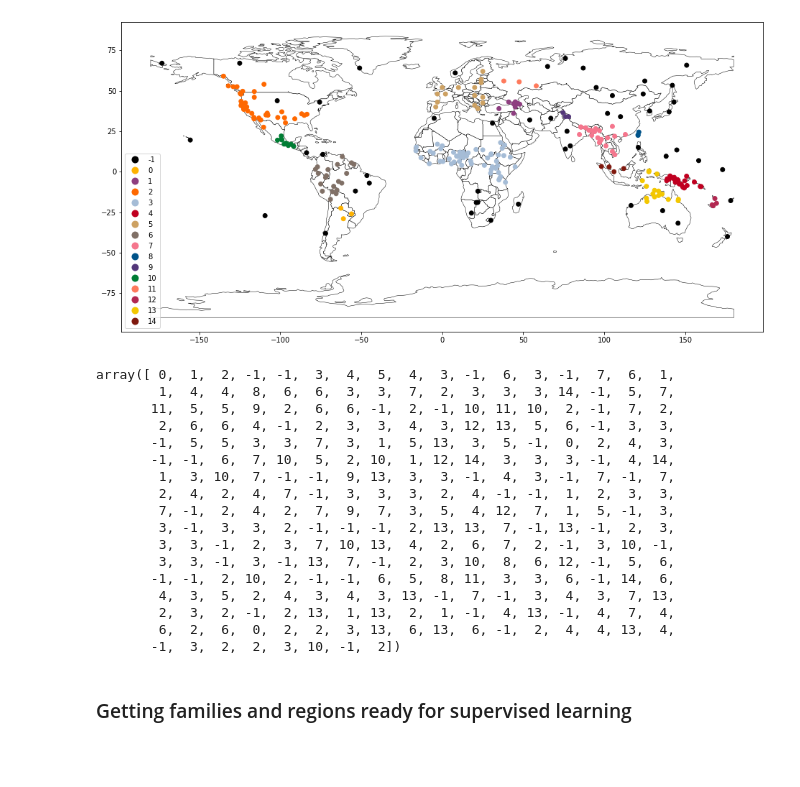
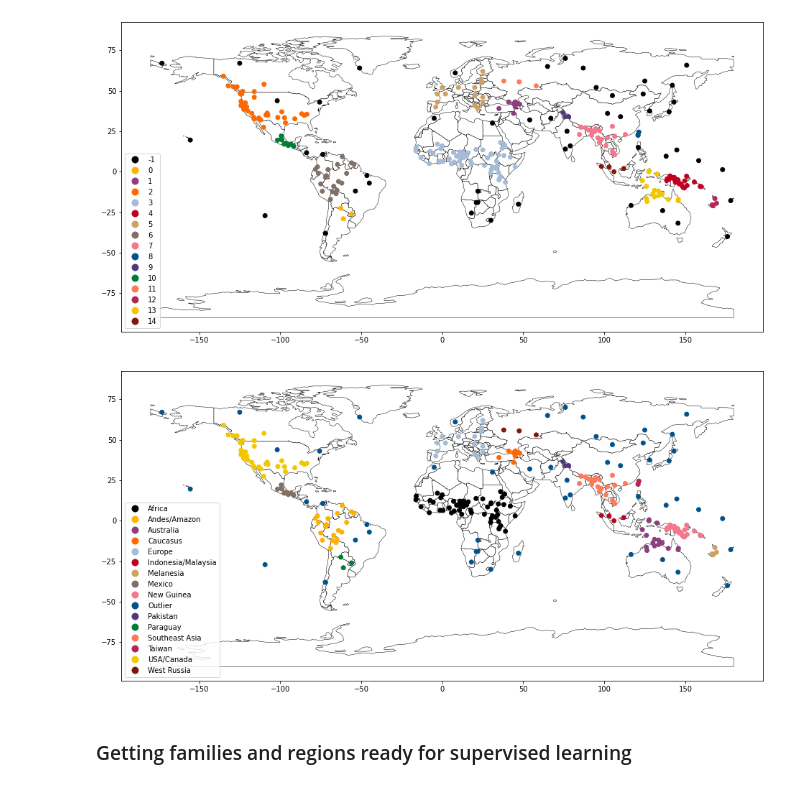
Before and after one commit to def-gthill/sils, a Jupyter notebook: origins.ipynb, the cells around one changed output. Saved outputs shown, nothing was run; the diff lists cells and outputs as text; code cells hidden in the pictures; blank space fills up the shorter version.

```diff
--- a/origins.ipynb
+++ b/origins.ipynb
@@ -42,22 +17,2 @@ langmap.plot(s280d.langs, labels=labels)
 # %% [output]
 [figure]
-# %%
-labels
-# %% [output]
-array([ 0,  1,  2, -1, -1,  3,  4,  5,  4,  3, -1,  6,  3, -1,  7,  6,  1,
-        1,  4,  4,  8,  6,  6,  3,  3,  7,  2,  3,  3,  3, 14, -1,  5,  7,
-       11,  5,  5,  9,  2,  6,  6, -1,  2, -1, 10, 11, 10,  2, -1,  7,  2,
-        2,  6,  6,  4, -1,  2,  3,  3,  4,  3, 12, 13,  5,  6, -1,  3,  3,
-       -1,  5,  5,  3,  3,  7,  3,  1,  5, 13,  3,  5, -1,  0,  2,  4,  3,
-       -1, -1,  6,  7, 10,  5,  2, 10,  1, 12, 14,  3,  3,  3, -1,  4, 14,
-        1,  3, 10,  7, -1, -1,  9, 13,  3,  3, -1,  4,  3, -1,  7, -1,  7,
-        2,  4,  2,  4,  7, -1,  3,  3,  3,  2,  4, -1, -1,  1,  2,  3,  3,
-        7, -1,  2,  4,  2,  7,  9,  7,  3,  5,  4, 12,  7,  1,  5, -1,  3,
-        3, -1,  3,  3,  2, -1, -1, -1,  2, 13, 13,  7, -1, 13, -1,  2,  3,
-        3,  3, -1,  2,  3,  7, 10, 13,  4,  2,  6,  7,  2, -1,  3, 10, -1,
-        3,  3, -1,  3, -1, 13,  7, -1,  2,  3, 10,  8,  6, 12, -1,  5,  6,
-       -1, -1,  2, 10,  2, -1, -1,  6,  5,  8, 11,  3,  3,  6, -1, 14,  6,
-        4,  3,  5,  2,  4,  3,  4,  3, 13, -1,  7, -1,  3,  4,  3,  7, 13,
-        2,  3,  2, -1,  2, 13,  1, 13,  2,  1, -1,  4, 13, -1,  4,  7,  4,
-        6,  2,  6,  0,  2,  2,  3, 13,  6, 13,  6, -1,  2,  4,  4, 13,  4,
-       -1,  3,  2,  2,  3, 10, -1,  2])
@@ -82,3 +19,7 @@ region_names = {
+# %%
+langmap.plot(s280d.langs, labels=geo.region_labels)
+# %% [output]
+[figure, added]
 # %% [markdown]
 ### Getting families and regions ready for supervised learning
 # %%
```
Also changed, not shown: parts of 76 cells of this notebook, 3 other files.
